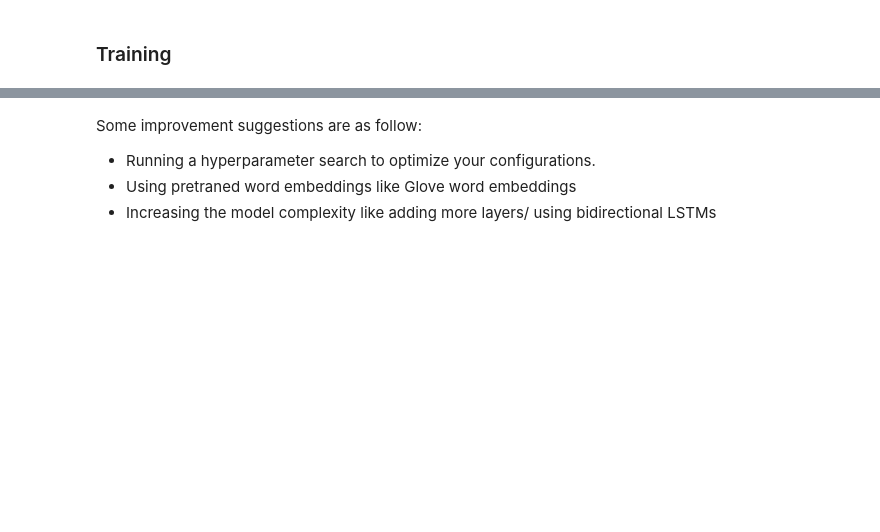
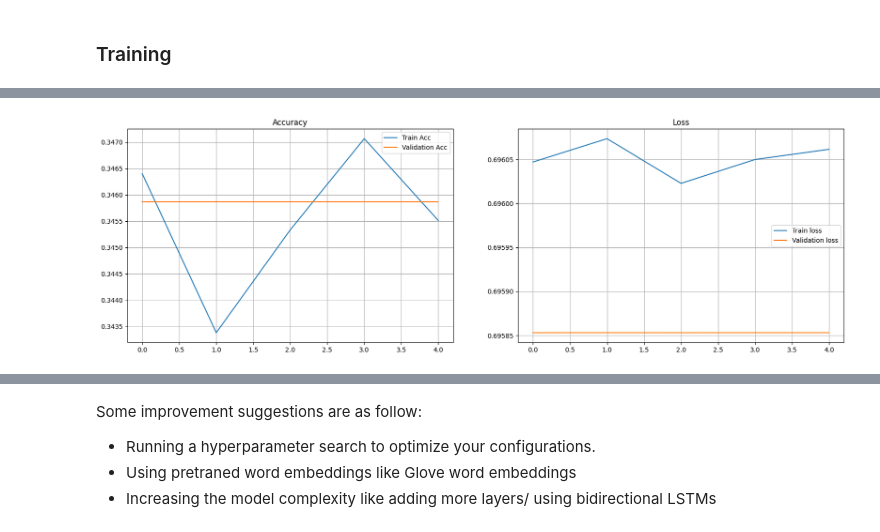
Before and after one commit to Vedantsahai18/CSE582-NLP-Assignment2-986195304, a Jupyter notebook: lstm-classification.ipynb, the cells around one changed output, grey strips where cells are left out. Saved outputs shown, nothing was run; the diff lists cells and outputs as text; code cells hidden in the pictures; blank space fills up the shorter version.

```diff
--- a/lstm-classification.ipynb
+++ b/lstm-classification.ipynb
@@ -407,0 +501,13 @@ plt.show()
+# %%
+no_layers = 2
+vocab_size = len(vocab) + 1 #extra 1 for padding
+embedding_dim = 500
+output_dim = 1
+hidden_dim = 512
+
+model_relu = SentimentLSTMRelu(vocab_size, embedding_dim, hidden_dim, output_dim, no_layers)
+
+#moving to gpu
+model_relu.to(device)
+
+print(model_relu)
@@ -407,0 +616,19 @@ plt.show()
+# %%
+fig = plt.figure(figsize = (20, 6))
+plt.subplot(1, 2, 1)
+plt.plot(epoch_tr_acc, label='Train Acc')
+plt.plot(epoch_vl_acc, label='Validation Acc')
+plt.title("Accuracy")
+plt.legend()
+plt.grid()
+
+plt.subplot(1, 2, 2)
+plt.plot(epoch_tr_loss, label='Train loss')
+plt.plot(epoch_vl_loss, label='Validation loss')
+plt.title("Loss")
+plt.legend()
+plt.grid()
+
+plt.show()
+# %% [output]
+[figure, added]
```
Also changed, not shown: parts of 17 cells of this notebook, 11 other files.
